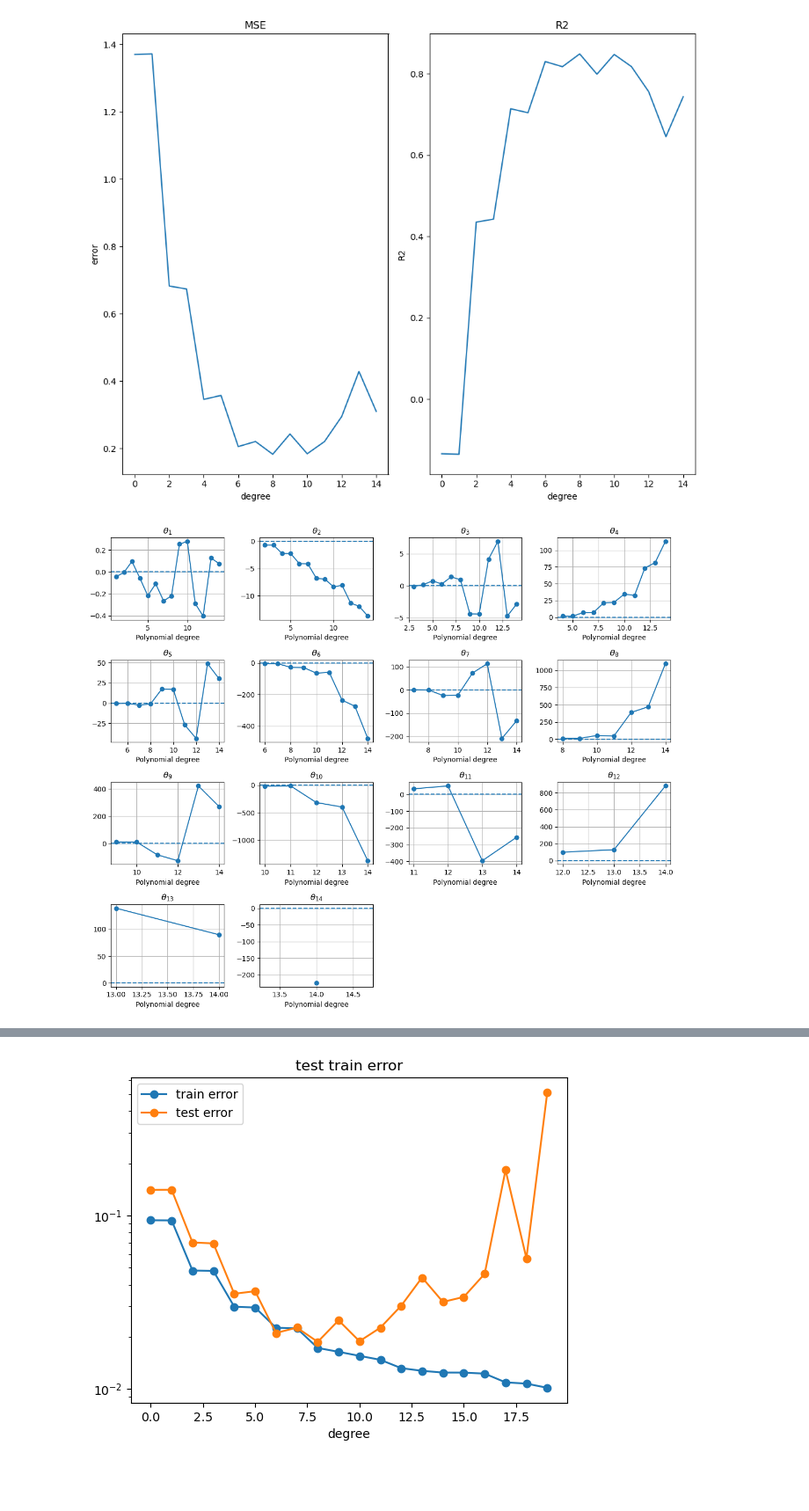
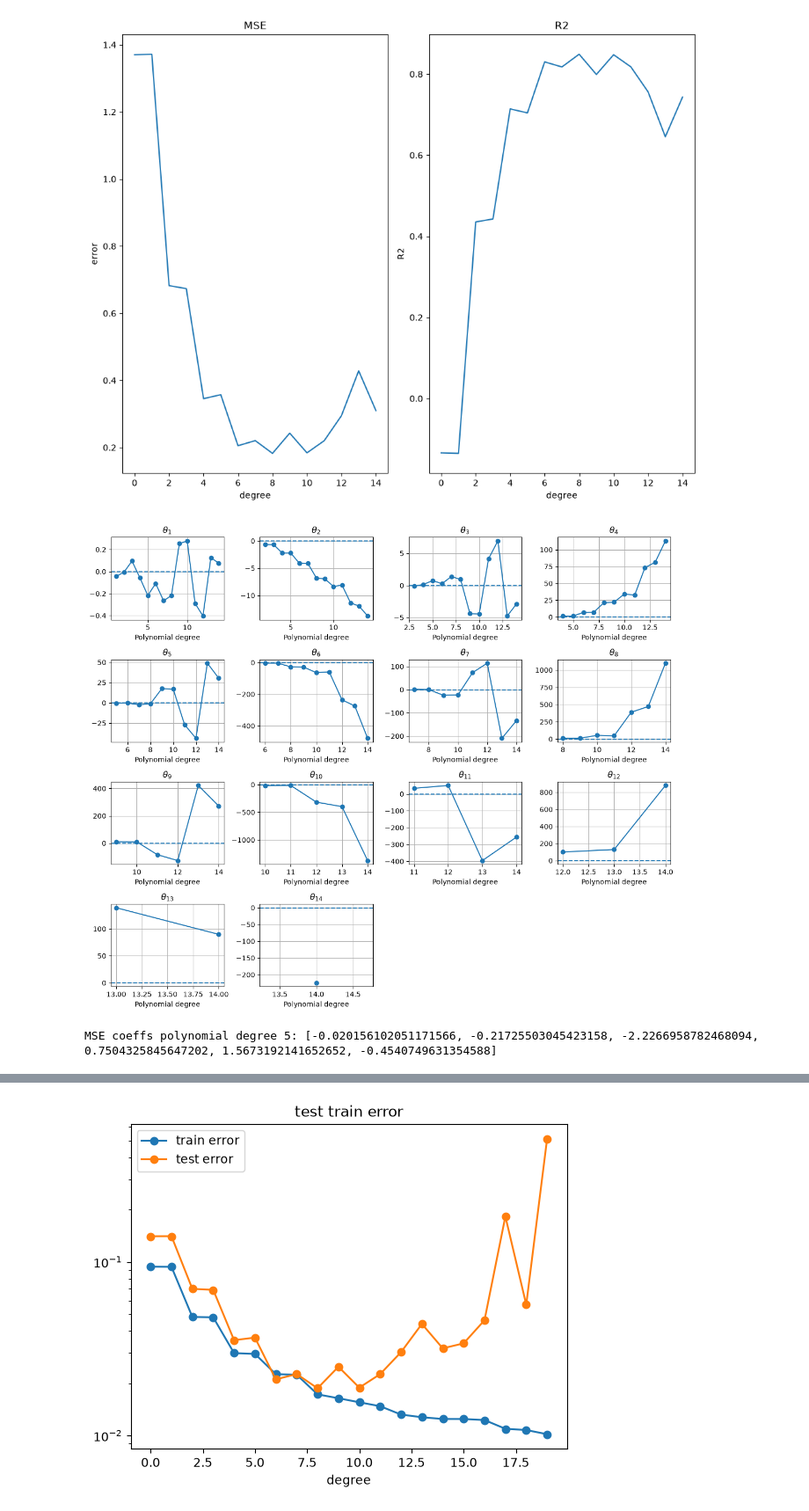
Before and after one commit to joska223/FYS-STK-4155-Prosjekt-1, a Jupyter notebook: prosjekt_1.ipynb, the cells around one changed output, grey strips where cells are left out. Shown at 88% size. Cells and saved outputs as stored; diff of their text form; code cells hidden in the pictures; blank space fills up the shorter version.

```diff
--- a/prosjekt_1.ipynb
+++ b/prosjekt_1.ipynb
@@ -88,35 +88,38 @@ fig, axes = plt.subplots(
     square, square,
     figsize=(12, 10)
 )
 
 axes = axes.flatten()
 
 for i in range(1, maxdegree):
     degrees_i = np.arange(i, maxdegree)
 
     axes[i - 1].plot(
         degrees_i,
         coeffs[i],
         marker="o",
         linestyle="-"
     )
 
     axes[i - 1].axhline(0, linestyle="--")
 
     axes[i - 1].set_title(rf"$\theta_{{{i}}}$")
     axes[i - 1].set_xlabel("Polynomial degree")
     axes[i - 1].grid(True)
 
 # Hide the unused subplot
 for j in range(maxdegree - 1, len(axes)):
     axes[j].set_visible(False)
 
 plt.tight_layout()
 plt.show()
 #----------------------------------------
+coeffs_degree_5 = [float(coeffs[i][5-i]) for i in range(6)]
+print("MSE coeffs polynomial degree 5:", coeffs_degree_5)
 # %% [output]
-[figure, old version]
+[figure, new version]
-[figure, old version]
+[figure, new version]
+MSE coeffs polynomial degree 5: [-0.020156102051171566, -0.21725503045423158, -2.2266958782468094, 0.7504325845647202, 1.5673192141652652, -0.4540749631354588]
 # %%
 #b
 n = 100
```
Also changed, not shown: parts of 7 cells of this notebook.
